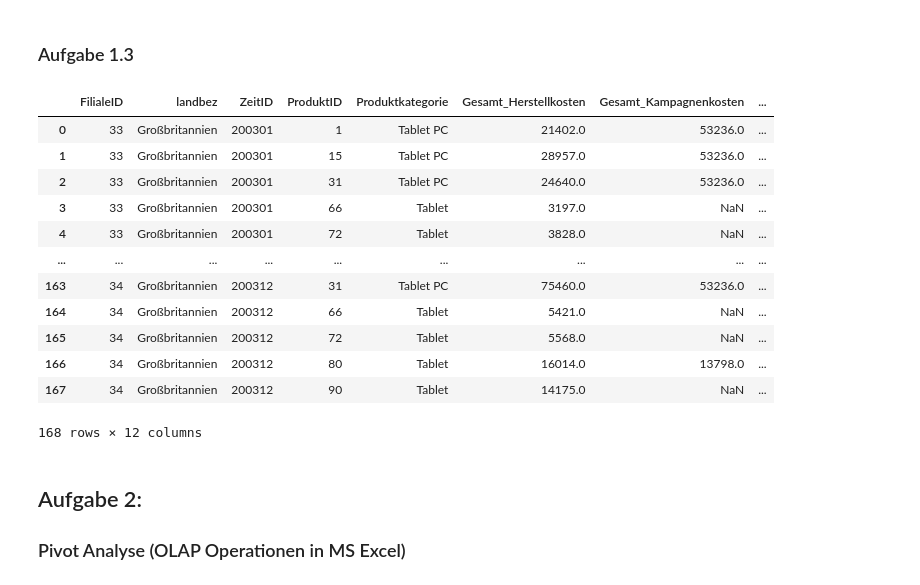
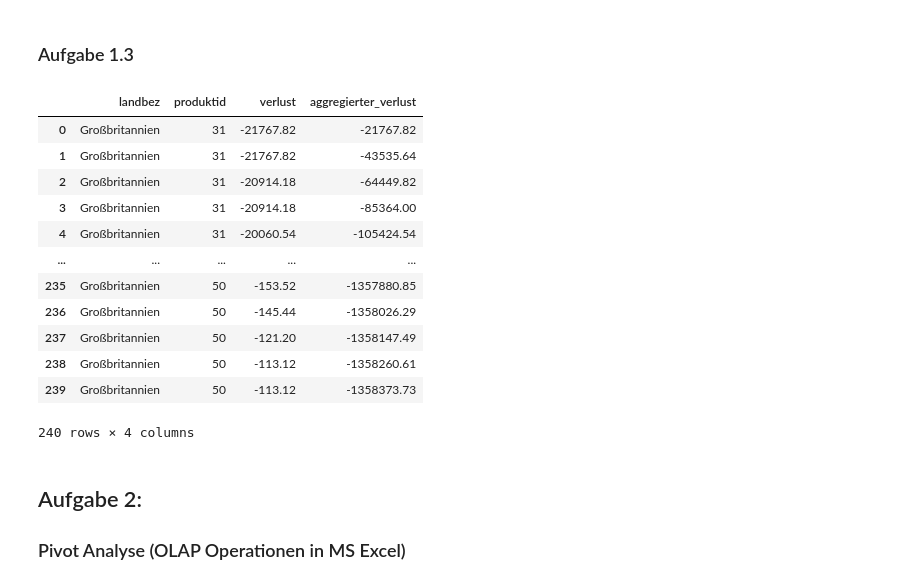
Before and after one commit to Kaetherine/BI-Uebungsblaetter, a Jupyter notebook: LE2/BI23_U╠êbungsblatt_LE2_OLAP.ipynb, the cells around one changed output. Drawn from its saved outputs; the diff is of its cells as text; code cells hidden in the pictures.

```diff
--- a/LE2/BI23_U╠êbungsblatt_LE2_OLAP.ipynb
+++ b/LE2/BI23_U╠êbungsblatt_LE2_OLAP.ipynb
@@ -138,51 +138,39 @@ df_verlust23
 # %% [markdown]
 ### Aufgabe 1.3
 # %%
-# Wenn dir keine eigene Fragestellung einfällt, könntest du diese nehmen:
-# faktentabelle_marketing_vertrieb
-# produktstamm
-# standortestammdaten
-# werbekampagnenstammdaten
-# zeitdimension
-
-# `WerbekampagneID`,  `Waehrung`,
-#        `Gewinn`, `Produktkategorie`, `Hersteller`, `Einheit`,
-#        `Herstellkosten je Einheit in EUR`, `Kurztext`, `Langtext`
-
+# Pareto Analyse Großbritannien für das Jahr 2003
 
 query = '''
-SELECT `FilialeID`, `landbez`, `ZeitID`, `ProduktID`, `Produktkategorie`,
-       SUM(`Herstellkosten`) as `Gesamt_Herstellkosten`,
-       SUM(`KampagnenkostenEUR`) as `Gesamt_Kampagnenkosten`,
-       SUM(`Umsatz Soll`) as `Gesamt_Umsatz_Soll`,
-       SUM(`Umsatz Ist`) as `Gesamt_Umsatz_Ist`,
-       SUM(`Menge Ist`) as `Gesamt_Menge_Ist`,
-       SUM(`Menge Soll`) as `Gesamt_Menge_Soll`,
-       AVG(`Preis_ Pro_ Einheit`) as `Durchschnittspreis`
-FROM `faktentabelle_marketing_vertrieb`
-NATURAL JOIN `produktstamm`
-NATURAL JOIN `standortestammdaten`
-WHERE (`Produktkategorie` = 'Tablet PC' OR `Produktkategorie` = 'Tablet') AND `landbez` = 'Großbritannien'
-GROUP BY `FilialeID`, `landbez`, `ZeitID`, `ProduktID`, `Produktkategorie`
+    select landbez, produktid, gewinn as verlust
+        from faktentabelle_marketing_vertrieb
+        natural join zeitdimension
+        natural join standortestammdaten
+        where Jahr = '2003' and landbez = 'Großbritannien' and gewinn < 0
+        order by gewinn
+    '''
+df_pareto = pd.read_sql(query, con=connection)
 
-'''
-# query = ''' select * from produktstamm'''
-df_verlust23 = pd.read_sql(query, con=connection)
-df_verlust23
+verlust_100p = df_pareto['verlust'].sum()
+df_pareto['aggregierter_verlust'] = df_pareto['verlust'].cumsum()
+
+verlust_80p = verlust_100p*0.8
+# verlust_100p
+# verlust_80p
+df_pareto
 # %% [output]
-|  | FilialeID | landbez | ZeitID | ProduktID | Produktkategorie | Gesamt_Herstellkosten | Gesamt_Kampagnenkosten | ... |
-| 0 | 33 | Großbritannien | 200301 | 1 | Tablet PC | 21402.0 | 53236.0 | ... |
-| 1 | 33 | Großbritannien | 200301 | 15 | Tablet PC | 28957.0 | 53236.0 | ... |
-| 2 | 33 | Großbritannien | 200301 | 31 | Tablet PC | 24640.0 | 53236.0 | ... |
-| 3 | 33 | Großbritannien | 200301 | 66 | Tablet | 3197.0 | NaN | ... |
-| 4 | 33 | Großbritannien | 200301 | 72 | Tablet | 3828.0 | NaN | ... |
-| ... | ... | ... | ... | ... | ... | ... | ... | ... |
-| 163 | 34 | Großbritannien | 200312 | 31 | Tablet PC | 75460.0 | 53236.0 | ... |
-| 164 | 34 | Großbritannien | 200312 | 66 | Tablet | 5421.0 | NaN | ... |
-| 165 | 34 | Großbritannien | 200312 | 72 | Tablet | 5568.0 | NaN | ... |
-| 166 | 34 | Großbritannien | 200312 | 80 | Tablet | 16014.0 | 13798.0 | ... |
-| 167 | 34 | Großbritannien | 200312 | 90 | Tablet | 14175.0 | NaN | ... |
+|  | landbez | produktid | verlust | aggregierter_verlust |
+| 0 | Großbritannien | 31 | -21767.82 | -21767.82 |
+| 1 | Großbritannien | 31 | -21767.82 | -43535.64 |
+| 2 | Großbritannien | 31 | -20914.18 | -64449.82 |
+| 3 | Großbritannien | 31 | -20914.18 | -85364.00 |
+| 4 | Großbritannien | 31 | -20060.54 | -105424.54 |
+| ... | ... | ... | ... | ... |
+| 235 | Großbritannien | 50 | -153.52 | -1357880.85 |
+| 236 | Großbritannien | 50 | -145.44 | -1358026.29 |
+| 237 | Großbritannien | 50 | -121.20 | -1358147.49 |
+| 238 | Großbritannien | 50 | -113.12 | -1358260.61 |
+| 239 | Großbritannien | 50 | -113.12 | -1358373.73 |
-168 rows × 12 columns
+240 rows × 4 columns
 # %% [markdown]
 ## Aufgabe 2:
 ### Pivot Analyse (OLAP Operationen in MS Excel)
```
